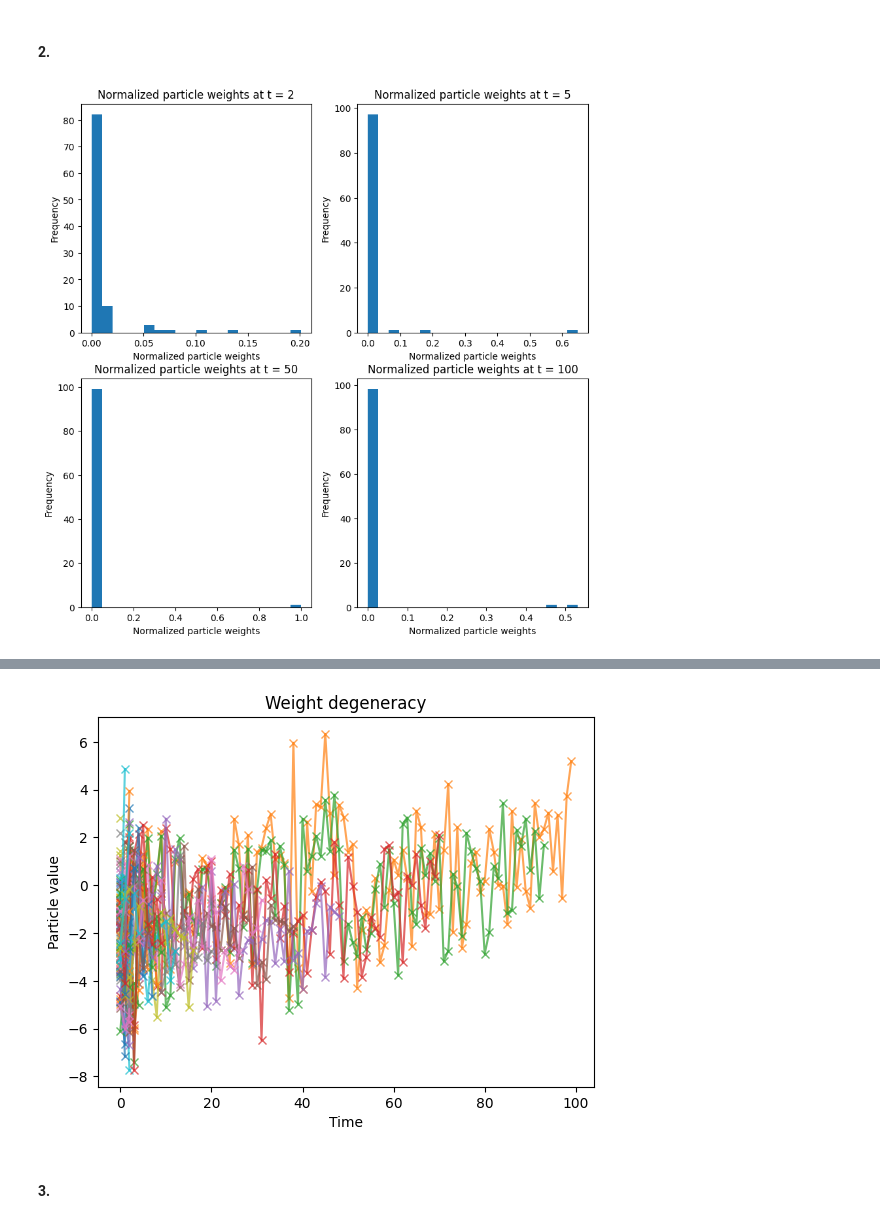
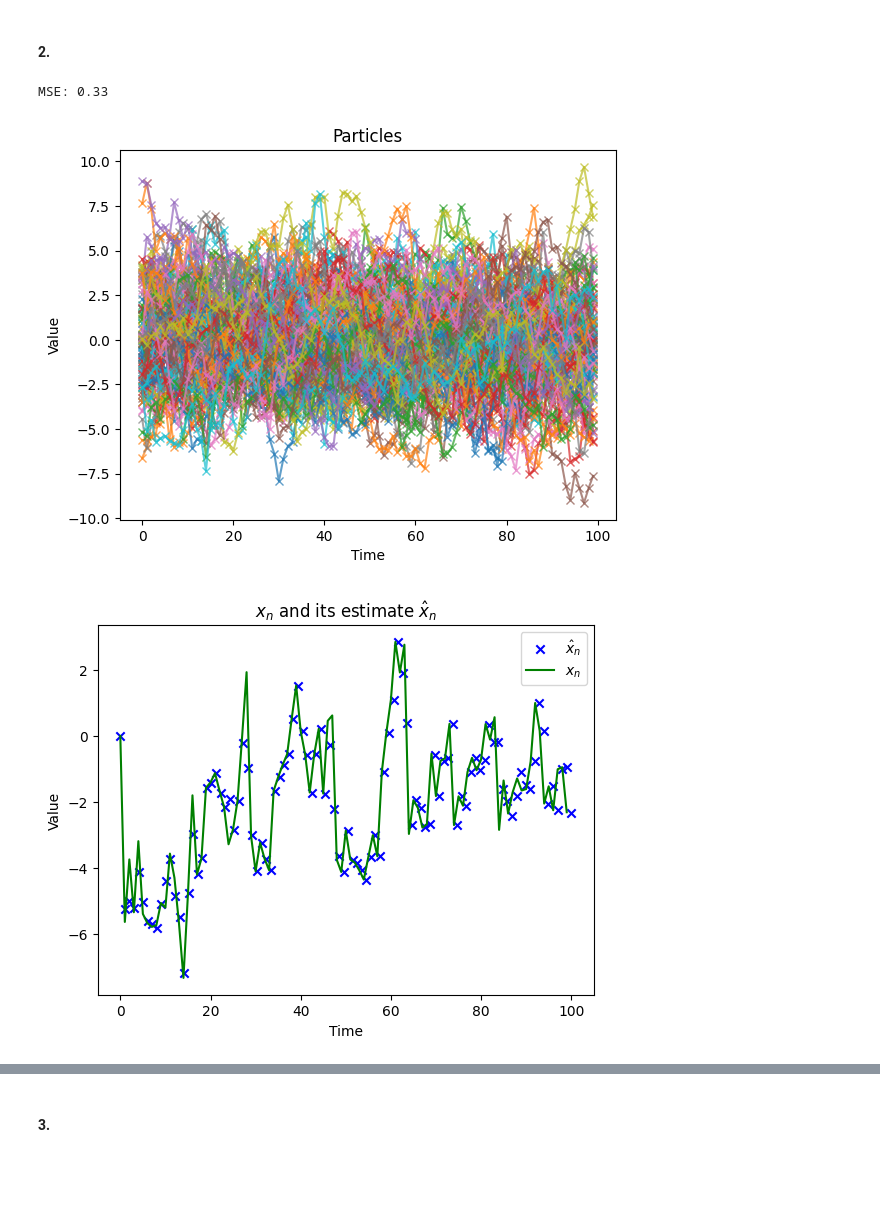
Before and after one commit to leonardodeclara/DD2447-Statistical-Methods-in-Applied-Computer-Science, a Jupyter notebook: Assignment_3/assignment3.ipynb, the cells around one changed output, grey strips where cells are left out. Drawn from its saved outputs; the diff is of its cells as text; code cells hidden in the pictures; blank space fills up the shorter version.

```diff
--- a/Assignment_3/assignment3.ipynb
+++ b/Assignment_3/assignment3.ipynb
@@ -199,16 +200,38 @@ def sis(K,T,alpha_param,sigma_param):
 # %%
 K = 100
 x_sis,y_sis,w_sis,w_normalized_sis,x_n,x_n_hat,mse = sis(K=K,T=T,alpha_param=alpha_param,sigma_param=sigma_param)
+print('MSE: {:.2f}'.format(mse))
+
+# Plot the particles, the samples and the estimate
+
+for i in range(K):
+    plt.plot(x_sis[:,i],'-x',alpha=0.7)
+plt.title('Particles')
+plt.xlabel('Time')
+plt.ylabel('Value')
+plt.show()
+
+plt.scatter(np.linspace(0,T,T),x_n_hat,label='$\hat{x}_n$', color='blue',marker='x')
+plt.plot(x_n,label='$x_n$', color='green')
+plt.title('$x_n$ and its estimate $\hat{x}_n$')
+plt.xlabel('Time')
+plt.ylabel('Value')
+plt.legend()
+
+plt.show()
+
 
 # histogram of the weights
 t_s = [1,4,49,99]
 
 fig,axs=plt.subplots(2,2, figsize=(10,10))
 for i,t in enumerate(t_s):
     axs[i//2,i%2].set_title('Normalized particle weights at t = '+str(t+1))
     axs[i//2,i%2].hist(w_normalized_sis[t,:],bins=20)
 
     axs[i//2,i%2].set_xlabel('Normalized particle weights')
     axs[i//2,i%2].set_ylabel('Frequency')
 # %% [output]
+MSE: 0.33
-[figure, old version]
+[figure, new version]
+[figure, added]
@@ -215,16 +239,2 @@ for i,t in enumerate(t_s):
-# %%
-#plot the particles trajectories until their weight becomes zero
-plt.figure()
-for j in range(K):
-   nonzero_indices = [i for i, w in enumerate(w_normalized_sis[j,:]) if w > 10e-7]
-   plt.plot(x_sis[j,nonzero_indices],'-x',alpha=0.7)
-
-
-plt.title('Weight degeneracy')
-plt.xlabel('Time')
-plt.ylabel('Particle value')
-plt.show()
-# %% [output]
-[figure, removed]
 # %% [markdown]
 #### 3.
```
Also changed, not shown: parts of 11 cells of this notebook.
